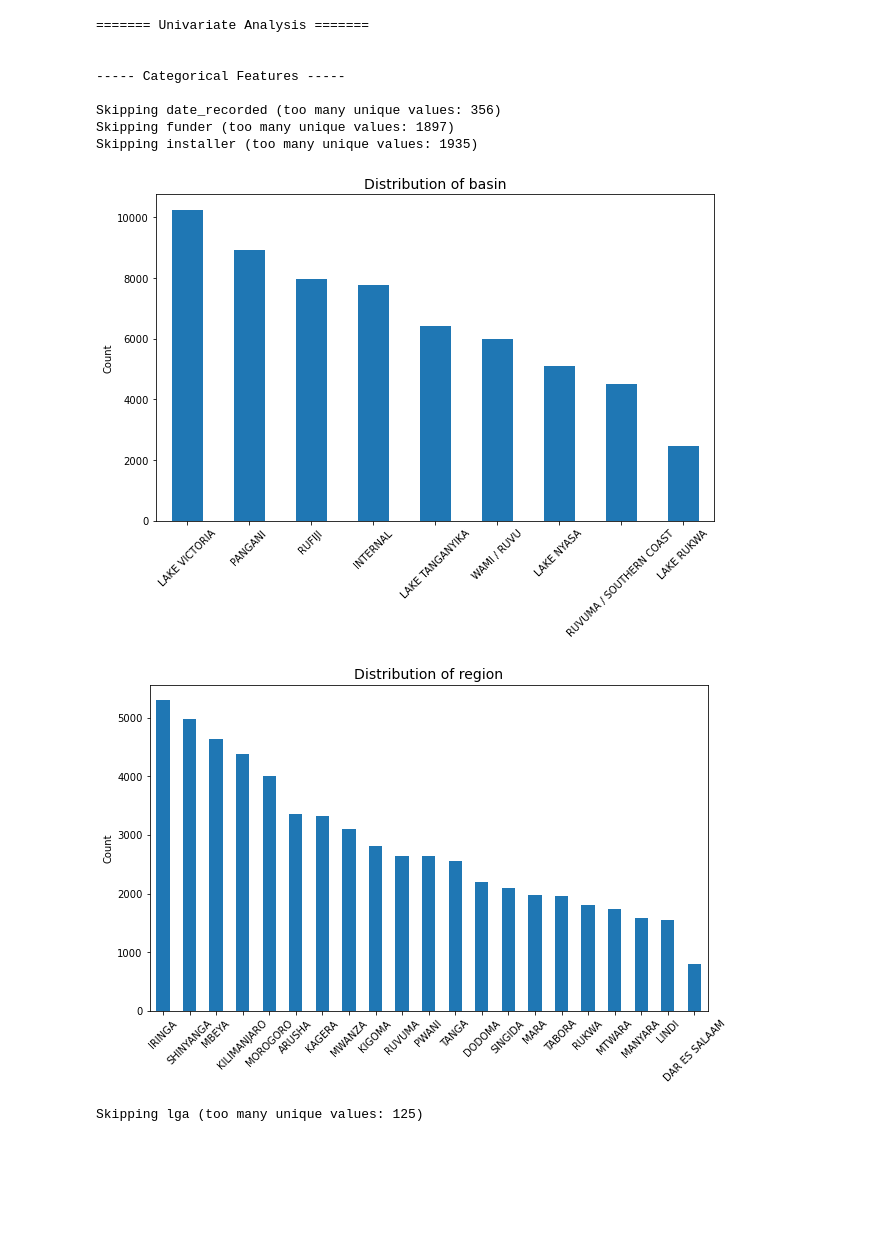
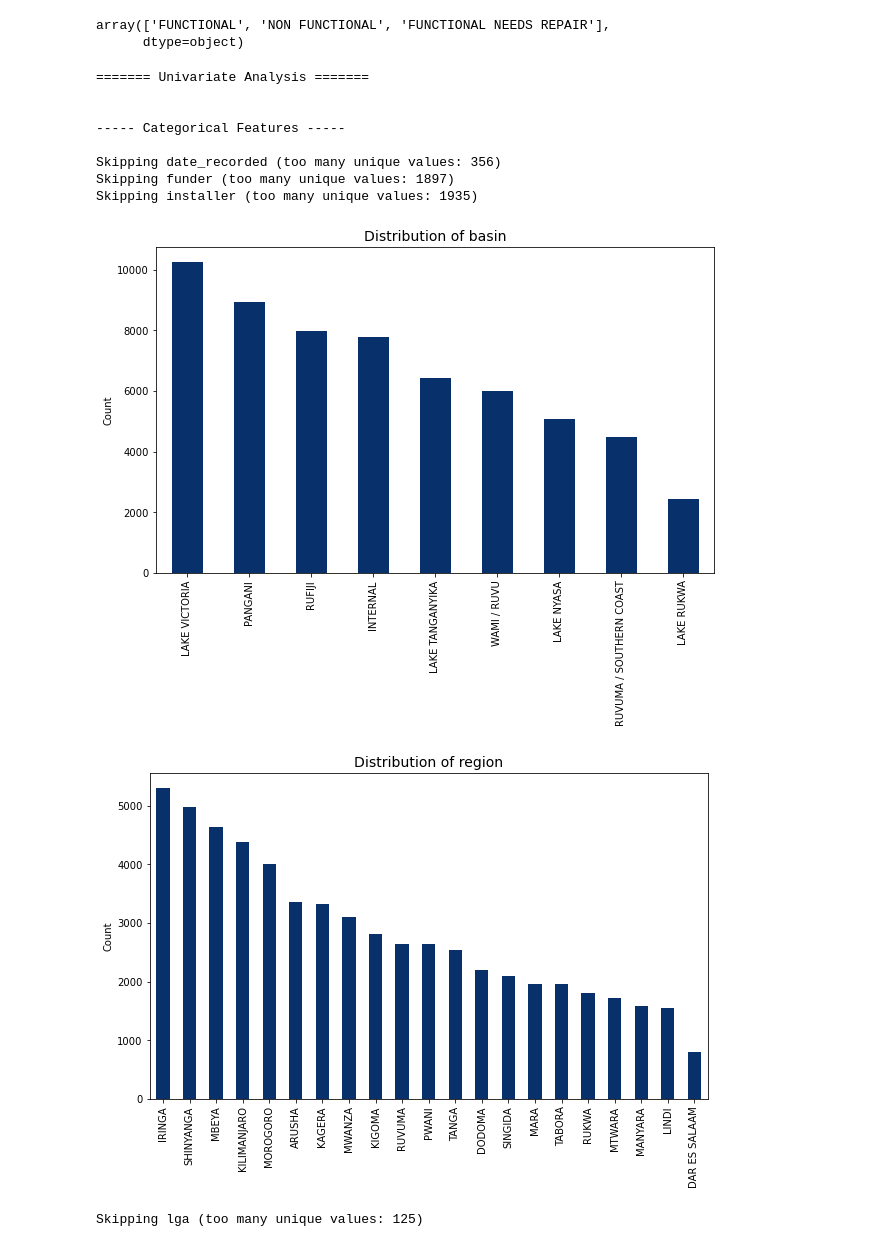
Before and after one commit to Ketty-Odero/Tanzanian-Water-Wells-Prediction-Model, a Jupyter notebook: notebooks/2.0 EDA.ipynb, the cells around one changed output. Cells and saved outputs as stored; diff of their text form; code cells hidden in the pictures; blank space fills up the shorter version.

```diff
--- a/notebooks/2.0 EDA.ipynb
+++ b/notebooks/2.0 EDA.ipynb
@@ -35,3 +28,8 @@ memory usage: 10.5+ MB
+# %%
+df['status_group'].unique()
+# %% [output]
+array(['FUNCTIONAL', 'NON FUNCTIONAL', 'FUNCTIONAL NEEDS REPAIR'],
+      dtype=object)
 # %%
 
 # Define the EDA class
@@ -44,7 +42,7 @@ class EDA:
         print("\n\n======= Univariate Analysis =======\n")
 
         categorical_cols = self.df.select_dtypes(include=['object']).columns
-        numerical_cols = ['amount_tsh', 'gps_height']
+        numerical_cols = ['amount_tsh', 'gps_height','population']
 
         # Categorical Features
         print("\n----- Categorical Features -----\n")
@@ -55,11 +53,11 @@ class EDA:
                     self.df[col].value_counts().plot(kind='pie', autopct='%1.1f%%')
                 else:
                     plt.figure(figsize=(10, 6))
-                    self.df[col].value_counts().plot(kind='bar')
+                    self.df[col].value_counts().plot(kind='bar',colormap='Blues_r')
 
                 plt.title(f'Distribution of {col}', fontsize=14)
                 plt.ylabel('Count' if self.df[col].nunique() > 3 else '')
-                plt.xticks(rotation=45)  # Rotate labels for better readability
+                plt.xticks(rotation=90)  # Rotate labels for better readability
                 plt.show()
             else:
                 print(f"Skipping {col} (too many unique values: {self.df[col].nunique()})")
@@ -90,10 +88,9 @@ class EDA:
         # Correlation matrix and heatmap
         corr_matrix = df_corr.corr()
         plt.figure(figsize=(12, 10))
-        sns.heatmap(corr_matrix, annot=True, cmap="coolwarm", fmt=".2f")
+        sns.heatmap(corr_matrix, annot=True, cmap='BuGn', fmt=".2f")
         plt.title("Correlation Matrix Heatmap", fontsize=16)
         plt.show()
-
     def multivariate_analysis(self):
         """Performs multivariate analysis with a heatmap based on latitude, longitude and status_group."""
         print("\n\n======= Multivariate Analysis (Geographical Distribution by Status) =======\n")
@@ -101,39 +98,38 @@ class EDA:
         plt.figure(figsize=(12, 8))
 
         # Define a custom colormap for the status_group
-        status_colors = {"functional": "green", "non functional": "red", "functional needs repair": "orange"}
+        status_colors = {"FUNCTIONAL": "#007bff", "NON FUNCTIONAL": "#dc3545", "FUNCTIONAL NEEDS REPAIR": "#0056b3"}
 
-        # Normalize the case of the target variable values
-        self.df[self.target_variable] = self.df[self.target_variable].str.lower()
 
         # Create scatterplot and color based on the status
         plt.scatter(
             self.df['longitude'],
             self.df['latitude'],
             c=self.df[self.target_variable].map(status_colors),
             alpha=0.5
         )
 
         plt.title("Geographical Distribution by Well Status", fontsize=16)
         plt.xlabel("Longitude", fontsize=12)
         plt.ylabel("Latitude", fontsize=12)
         plt.colorbar(label="Well Status")
         plt.show()
 
+
 # Example usage
 eda = EDA("../data/wells_data_cleaned.csv")  # Replace with the actual path to your dataset
 eda.univariate_analysis()
 eda.bivariate_analysis()
 eda.multivariate_analysis()
 # %% [output]
 ======= Univariate Analysis =======
 
 
 ----- Categorical Features -----
 
 Skipping date_recorded (too many unique values: 356)
 Skipping funder (too many unique values: 1897)
 Skipping installer (too many unique values: 1935)
-[figure, old version]
+[figure, new version]
-[figure, old version]
+[figure, new version]
 Skipping lga (too many unique values: 125)
```
Also changed, not shown: parts of 5 cells of this notebook, 2 other files.
